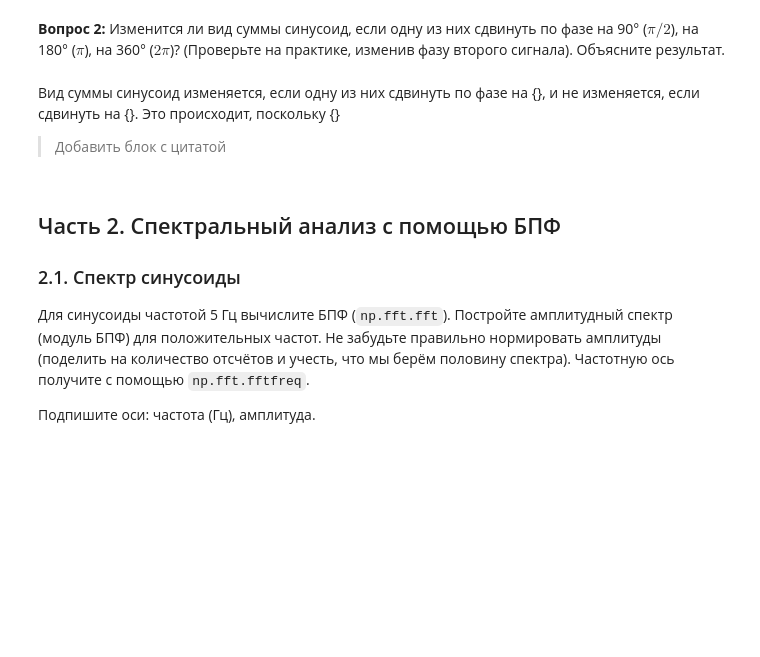
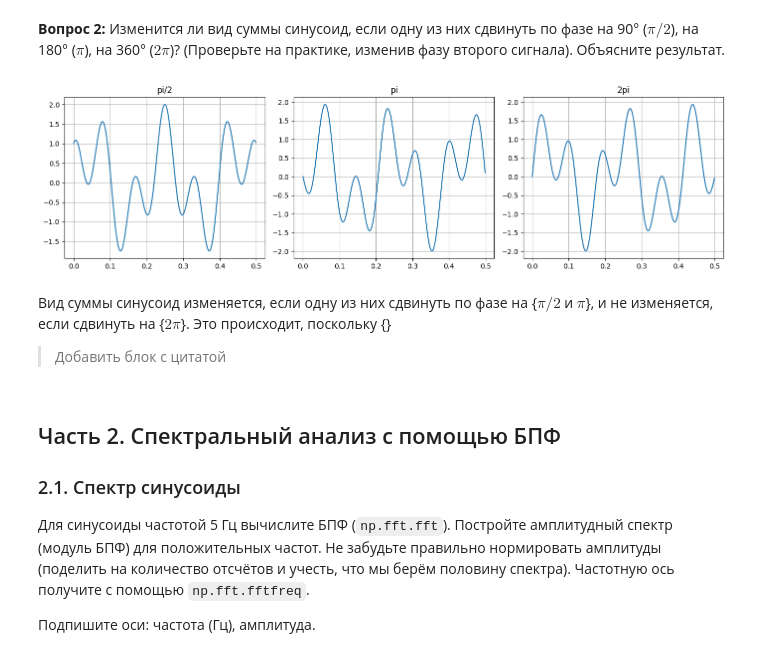
Before and after one commit to ItserX/dsp-seminars, a Jupyter notebook: seminars/1.ipynb, the cells around one changed output. Drawn from its saved outputs; the diff is of its cells as text; code cells hidden in the pictures; blank space fills up the shorter version.

```diff
--- a/seminars/1.ipynb
+++ b/seminars/1.ipynb
@@ -94,8 +94,33 @@ plt.show()
 [figure]
 # %% [markdown]
 **Вопрос 2:** Изменится ли вид суммы синусоид, если одну из них сдвинуть по фазе на 90° ($\pi/2$), на 180° ($\pi$), на 360° ($2\pi$)? (Проверьте на практике, изменив фазу второго сигнала). Объясните результат.
+# %%
+sum_sin_90 = np.sin(2 * np.pi * 5 * t) + np.sin(2 * np.pi * 12 * t + np.pi / 2)
+sum_sin_180 = np.sin(2 * np.pi * 5 * t) + np.sin(2 * np.pi * 12 * t + np.pi)
+sum_sin_360 = np.sin(2 * np.pi * 5 * t) + np.sin(2 * np.pi * 12 * t + 2 * np.pi)
+plt.figure(figsize=(14, 4))
+
+plt.subplot(1, 3, 1)
+plt.title('pi/2')
+plt.plot(t[:500], sum_sin_90[:500])
+plt.grid(True)
+
+plt.subplot(1, 3, 2)
+plt.title('pi')
+plt.plot(t[:500], sum_sin_180[:500])
+plt.grid(True)
+
+plt.subplot(1, 3, 3)
+plt.title('2pi')
+plt.plot(t[:500], sum_sin_360[:500])
+plt.grid(True)
+
+plt.tight_layout()
+plt.show()
+# %% [output]
+[figure, added]
 # %% [markdown]
-Вид суммы синусоид изменяется, если одну из них сдвинуть по фазе на {}, и не изменяется, если сдвинуть на {}. Это происходит, поскольку {}
+Вид суммы синусоид изменяется, если одну из них сдвинуть по фазе на {$\pi/2$ и $\pi$}, и не изменяется, если сдвинуть на {$2\pi$}. Это происходит, поскольку {}
 
 > Добавить блок с цитатой
 # %% [markdown]
```
